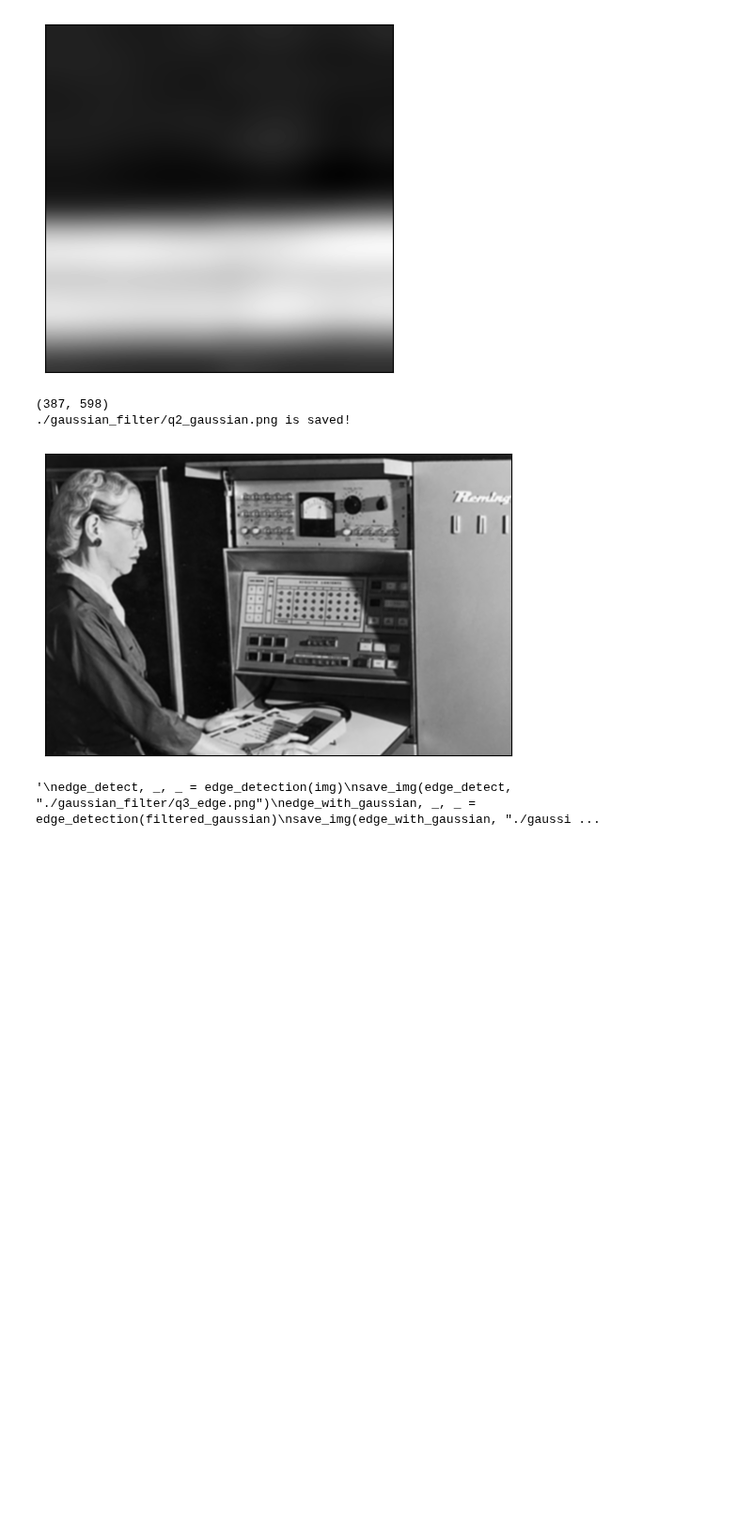
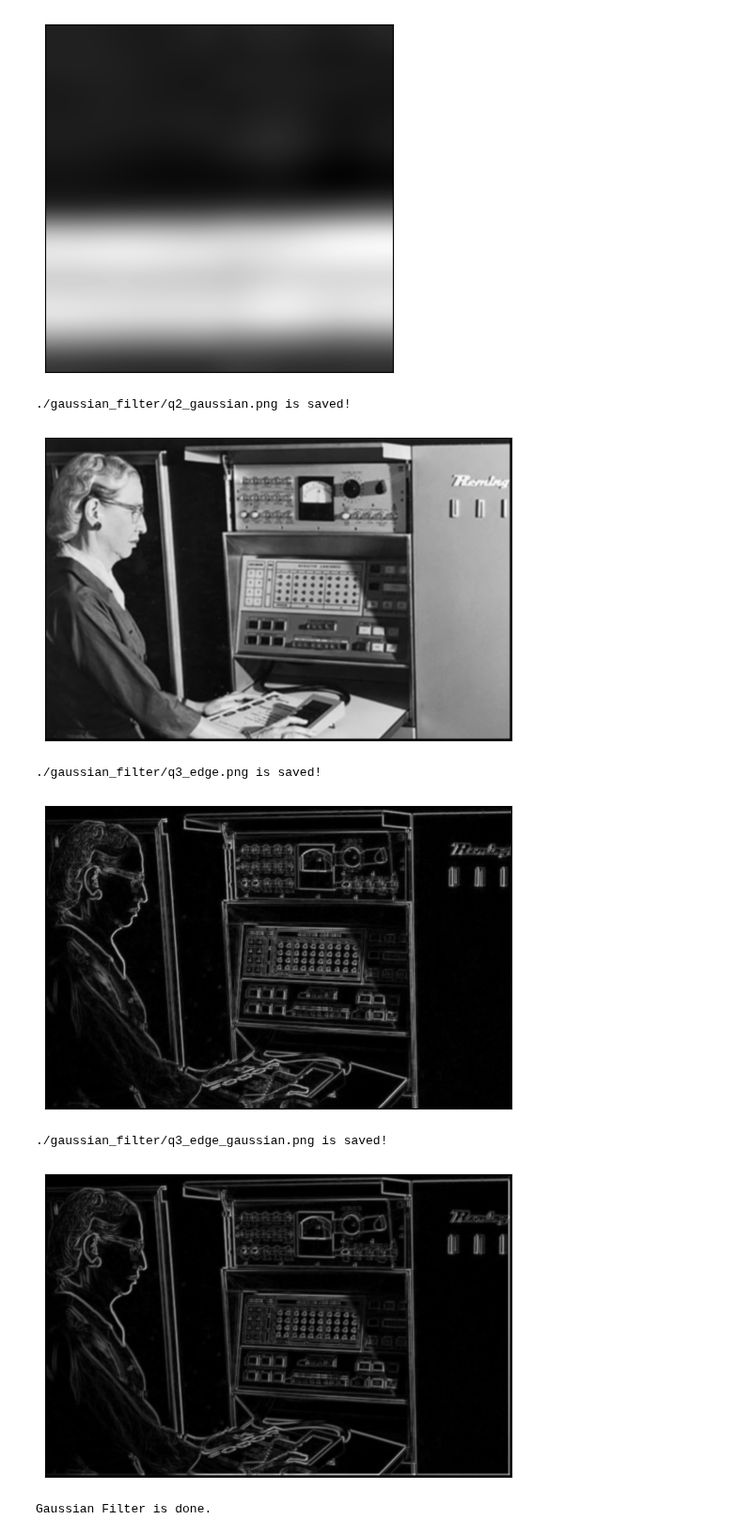
Before and after one commit to Javen-W/CSE803-Computer-Vision, a Jupyter notebook: HW2/HW2_code.ipynb, the cells around one changed output. Shown at 94% size. Saved outputs shown, nothing was run; the diff lists cells and outputs as text; code cells hidden in the pictures; blank space fills up the shorter version.

```diff
--- a/HW2/HW2_code.ipynb
+++ b/HW2/HW2_code.ipynb
@@ -147,7 +147,8 @@ def convolve(image, kernel):
     #        kernel: h x w
     # Output- convolve: H x W
     H, W = (np.array(image.shape) - np.array(kernel.shape)) + 1
-    output = np.zeros((H, W))
+    # output = np.zeros((H, W))
+    output = np.zeros(image.shape)
     for i in range(H):
         for j in range(W):
             window = image[i:i + kernel.shape[0], j:j + kernel.shape[1]]
@@ -162,15 +163,15 @@ def edge_detection(image):
     # Input- image: H x W
     # Output- grad_magnitude: H x W
 
-    # TODO: Fix kx, ky
-    kx = None  # 1 x 3
-    ky = None  # 3 x 1
+    # Fix kx, ky
+    kx = np.array([[1, 0, -1]]) / 2  # 1 x 3
+    ky = np.array([[1, 0, -1]]).T / 2  # 3 x 1
 
     Ix = convolve(image, kx)
     Iy = convolve(image, ky)
 
-    # TODO: Use Ix, Iy to calculate grad_magnitude
-    grad_magnitude = None
+    # Use Ix, Iy to calculate grad_magnitude
+    grad_magnitude = np.sqrt((Ix ** 2 + Iy ** 2))
 
     return grad_magnitude, Ix, Iy
 
@@ -206,36 +207,46 @@ Part B.) Gaussian Filter
 """
 
 ##### Gaussian Filter #####
 if not os.path.exists("./gaussian_filter"):
     os.makedirs("./gaussian_filter")
 
 # Q1: No code
 
 # Q2
 img = read_img('./hw2_files/grace_hopper.png')
 
 # Calculate the kernel described in the question.  There is tolerance for the kernel.
 kernel_gaussian = gaussian_kernel(l=3, std=math.sqrt(1 / (2 * math.log(2))))
 
 filtered_gaussian = convolve(img, kernel_gaussian)
 save_img(filtered_gaussian, "./gaussian_filter/q2_gaussian.png")
 display_img(filtered_gaussian)
 
 """
 The Gaussian filter adds a blurring effect to the image.
 """
 
-# Q3
-"""
+# Q3 & Q4
 edge_detect, _, _ = edge_detection(img)
 save_img(edge_detect, "./gaussian_filter/q3_edge.png")
+display_img(edge_detect)
 edge_with_gaussian, _, _ = edge_detection(filtered_gaussian)
 save_img(edge_with_gaussian, "./gaussian_filter/q3_edge_gaussian.png")
+display_img(edge_with_gaussian)
+
+"""
+The edge-detect image with the original image as input has much more
+defined edges or white lines, but also has more noise throughout the entire image.
+The edge-detect image with the gaussian-filtered image as input has much of this
+noise removed, but at the cost of having the edges slightly blurred.
+"""
 
 print("Gaussian Filter is done. ")
-"""
 # %% [output]
-(387, 598)
 ./gaussian_filter/q2_gaussian.png is saved!
-[figure, old version]
+[figure, new version]
-'\nedge_detect, _, _ = edge_detection(img)\nsave_img(edge_detect, "./gaussian_filter/q3_edge.png")\nedge_with_gaussian, _, _ = edge_detection(filtered_gaussian)\nsave_img(edge_with_gaussian, "./gaussi ...
+./gaussian_filter/q3_edge.png is saved!
+[figure, added]
+./gaussian_filter/q3_edge_gaussian.png is saved!
+[figure, added]
+Gaussian Filter is done.
```
Also changed, not shown: 3 other files.
